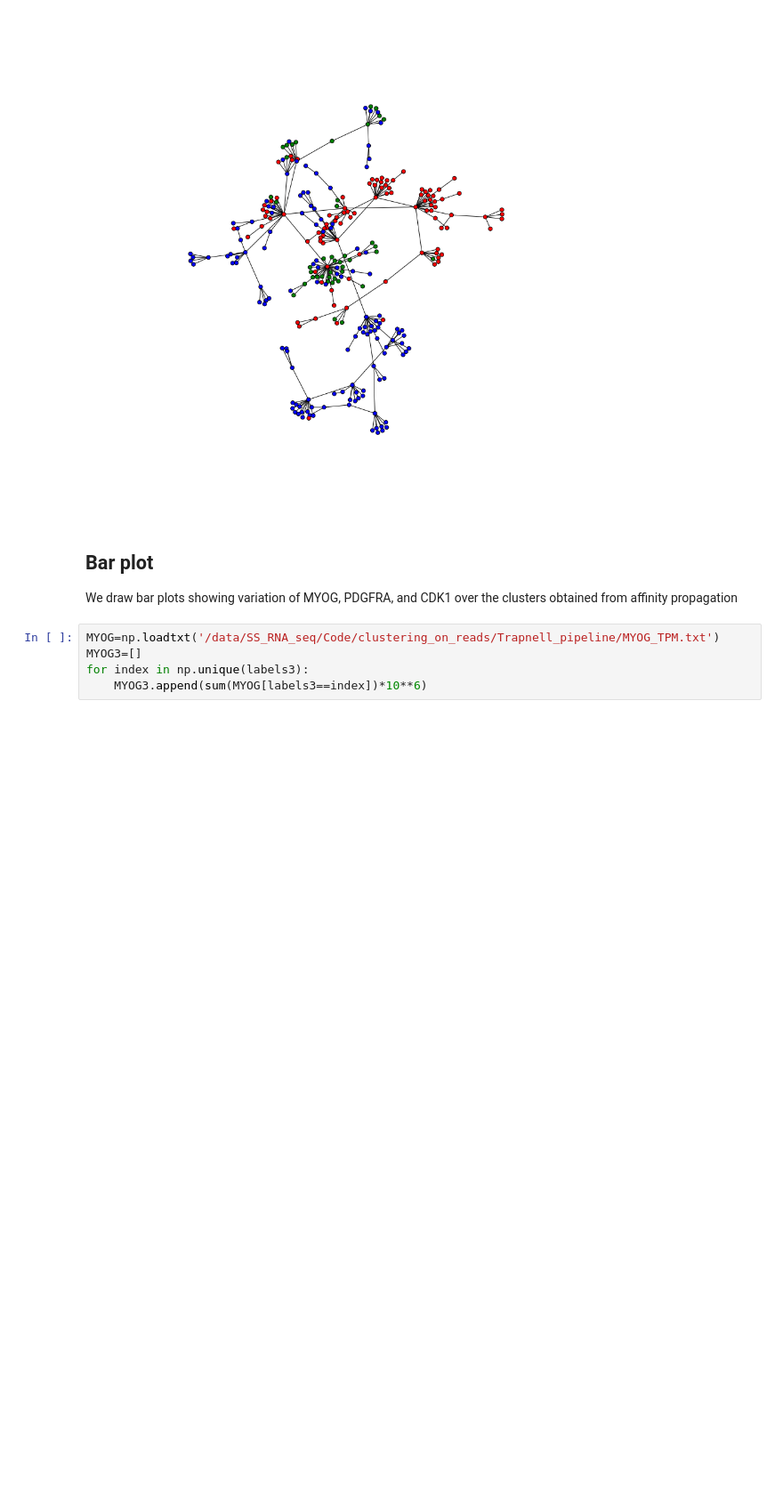
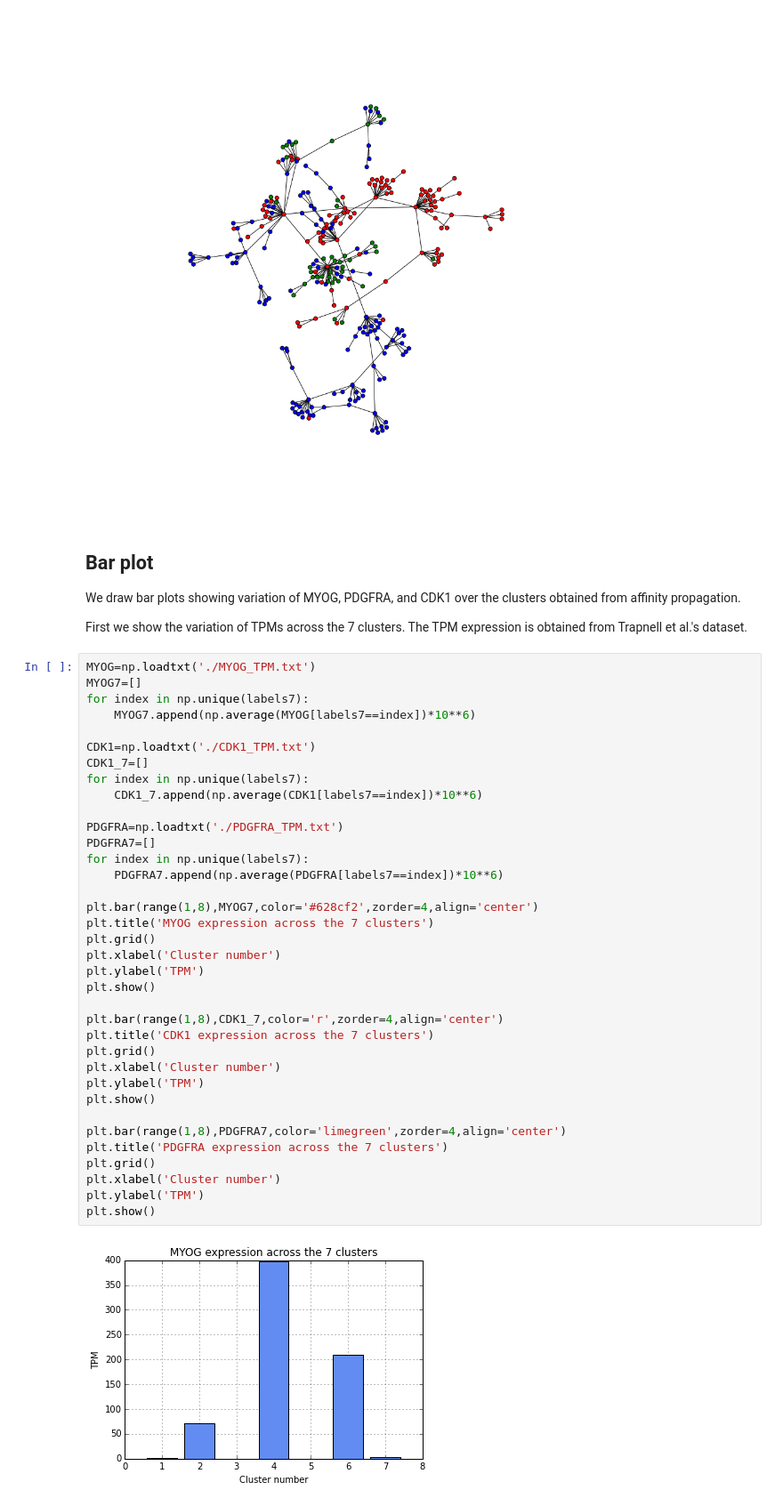
Before and after one commit to govinda-kamath/clustering_on_transcript_compatibility_counts, a Jupyter notebook: Trapnell_pipeline/Trapnell_Analysis.ipynb, the cells around one changed output. Shown at 89% size. Cells and saved outputs as stored; diff of their text form; blank space fills up the shorter version.

```diff
--- a/Trapnell_pipeline/Trapnell_Analysis.ipynb
+++ b/Trapnell_pipeline/Trapnell_Analysis.ipynb
@@ -238,9 +236,44 @@ plt.show()
 # %% [markdown]
 ## Bar plot
 
-We draw bar plots showing variation of MYOG, PDGFRA, and CDK1 over the clusters obtained from affinity propagation
+We draw bar plots showing variation of MYOG, PDGFRA, and CDK1 over the clusters obtained from affinity propagation.
+
+First we show the variation of TPMs across the 7 clusters. The TPM expression is obtained from Trapnell et al.'s dataset.
-# %%
-MYOG=np.loadtxt('/data/SS_RNA_seq/Code/clustering_on_reads/Trapnell_pipeline/MYOG_TPM.txt')
-MYOG3=[]
-for index in np.unique(labels3):
-    MYOG3.append(sum(MYOG[labels3==index])*10**6)
+# %%
+MYOG=np.loadtxt('./MYOG_TPM.txt')
+MYOG7=[]
+for index in np.unique(labels7):
+    MYOG7.append(np.average(MYOG[labels7==index])*10**6)
+
+CDK1=np.loadtxt('./CDK1_TPM.txt')
+CDK1_7=[]
+for index in np.unique(labels7):
+    CDK1_7.append(np.average(CDK1[labels7==index])*10**6)
+
+PDGFRA=np.loadtxt('./PDGFRA_TPM.txt')
+PDGFRA7=[]
+for index in np.unique(labels7):
+    PDGFRA7.append(np.average(PDGFRA[labels7==index])*10**6)
+
+plt.bar(range(1,8),MYOG7,color='#628cf2',zorder=4,align='center')
+plt.title('MYOG expression across the 7 clusters')
+plt.grid()
+plt.xlabel('Cluster number')
+plt.ylabel('TPM')
+plt.show()
+
+plt.bar(range(1,8),CDK1_7,color='r',zorder=4,align='center')
+plt.title('CDK1 expression across the 7 clusters')
+plt.grid()
+plt.xlabel('Cluster number')
+plt.ylabel('TPM')
+plt.show()
+
+plt.bar(range(1,8),PDGFRA7,color='limegreen',zorder=4,align='center')
+plt.title('PDGFRA expression across the 7 clusters')
+plt.grid()
+plt.xlabel('Cluster number')
+plt.ylabel('TPM')
+plt.show()
+# %% [output]
+[figure, added]
```
Also changed, not shown: parts of 6 cells of this notebook.
